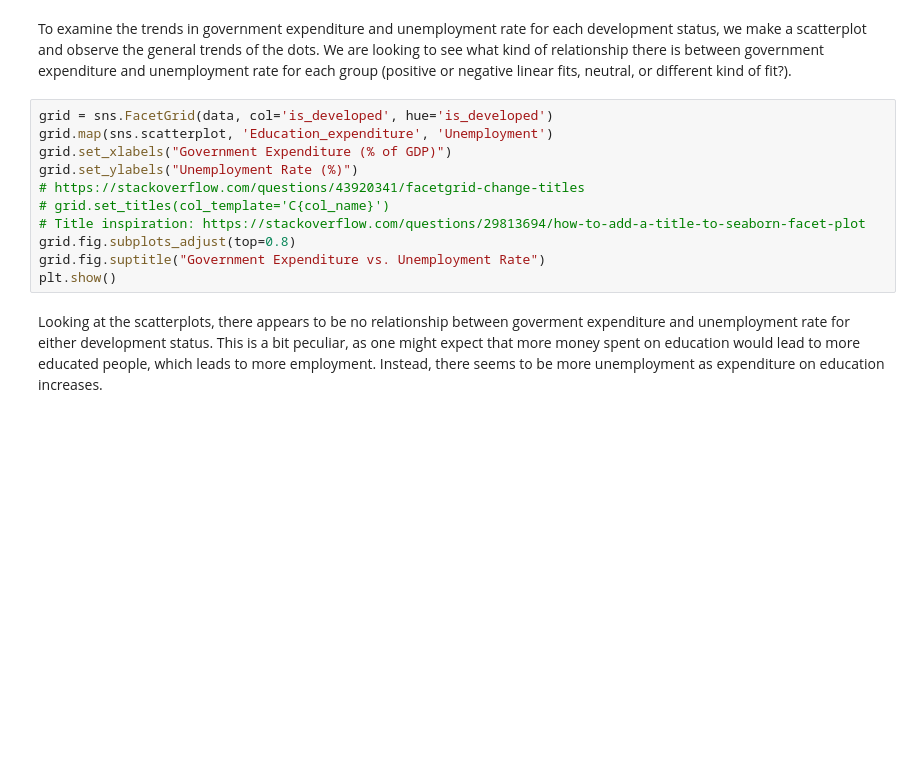
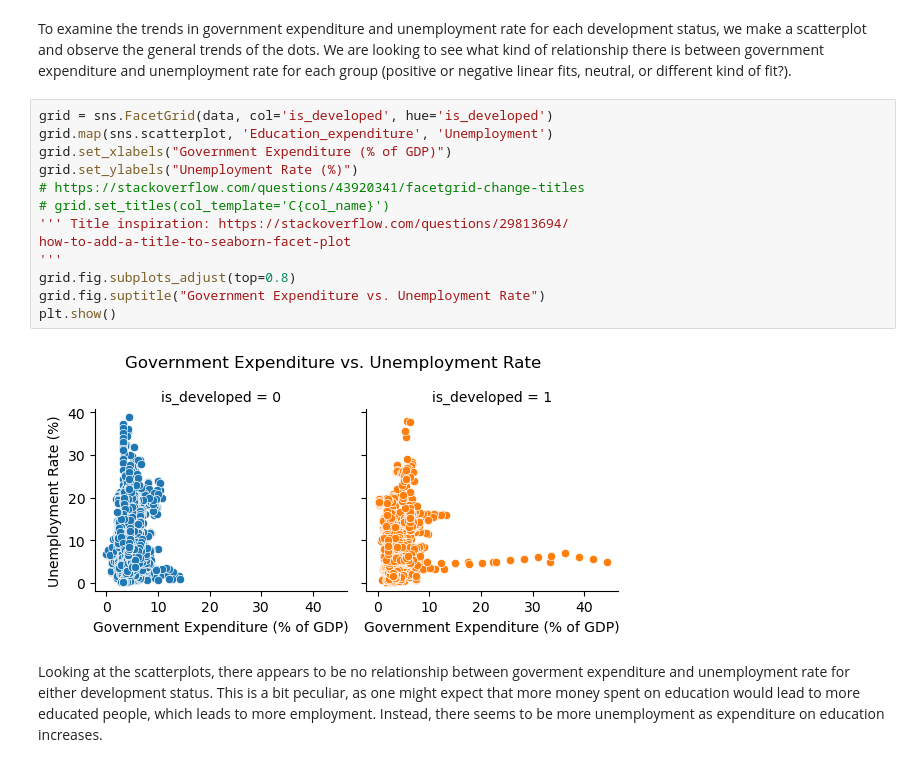
Before and after one commit to Matty67889/info-2950-project, a Jupyter notebook: phase4_new.ipynb, the cells around one changed output. Cells and saved outputs as stored; diff of their text form; blank space fills up the shorter version.

```diff
--- a/phase4_new.ipynb
+++ b/phase4_new.ipynb
@@ -240,14 +268,18 @@ To examine the trends in government expenditure and unemployment rate for each d
 # %%
 grid = sns.FacetGrid(data, col='is_developed', hue='is_developed')
 grid.map(sns.scatterplot, 'Education_expenditure', 'Unemployment')
 grid.set_xlabels("Government Expenditure (% of GDP)")
 grid.set_ylabels("Unemployment Rate (%)")
 # https://stackoverflow.com/questions/43920341/facetgrid-change-titles
 # grid.set_titles(col_template='C{col_name}')
-# Title inspiration: https://stackoverflow.com/questions/29813694/how-to-add-a-title-to-seaborn-facet-plot
+''' Title inspiration: https://stackoverflow.com/questions/29813694/
+how-to-add-a-title-to-seaborn-facet-plot
+'''
 grid.fig.subplots_adjust(top=0.8)
 grid.fig.suptitle("Government Expenditure vs. Unemployment Rate")
 plt.show()
+# %% [output]
+[figure, added]
 # %% [markdown]
 Looking at the scatterplots, there appears to be no relationship between goverment expenditure and unemployment rate for either development status. This is a bit peculiar, as one might expect that more money spent on education would lead to more educated people, which leads to more employment. Instead, there seems to be more unemployment as expenditure on education increases.
 # %% [markdown]
```
Also changed, not shown: parts of 19 cells of this notebook.
